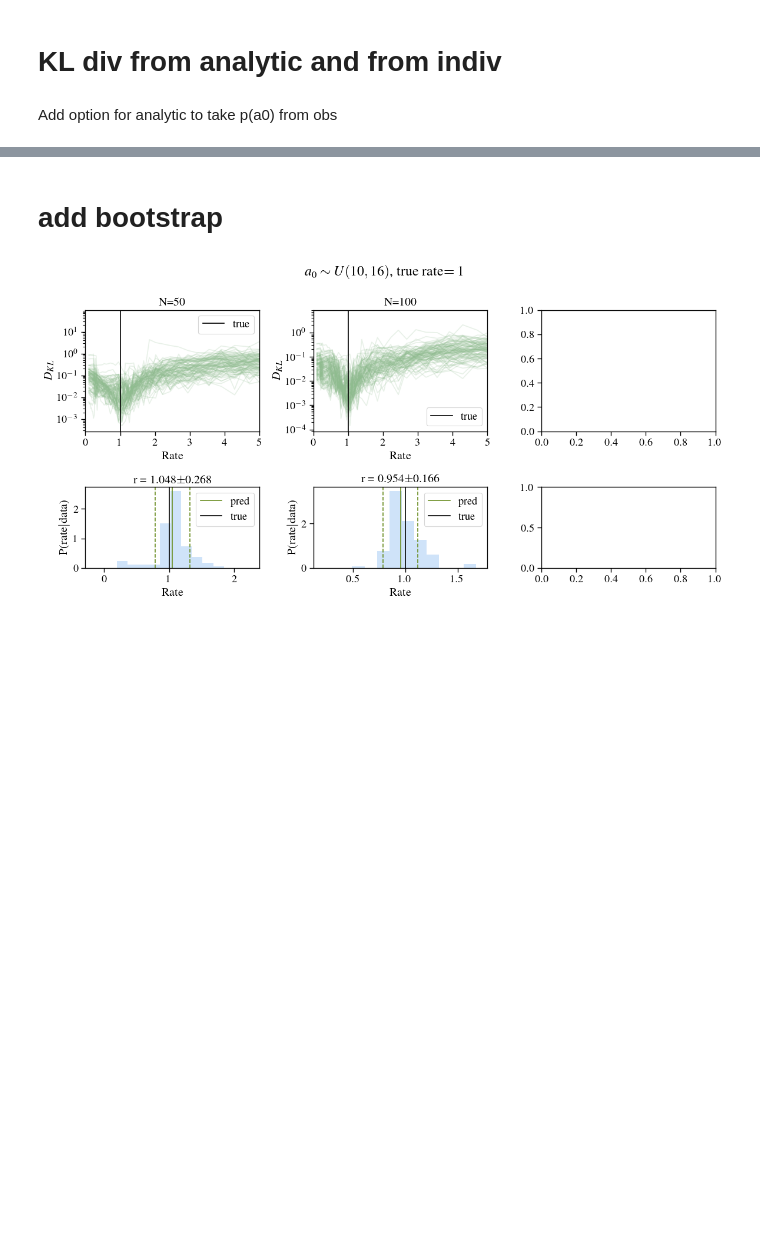
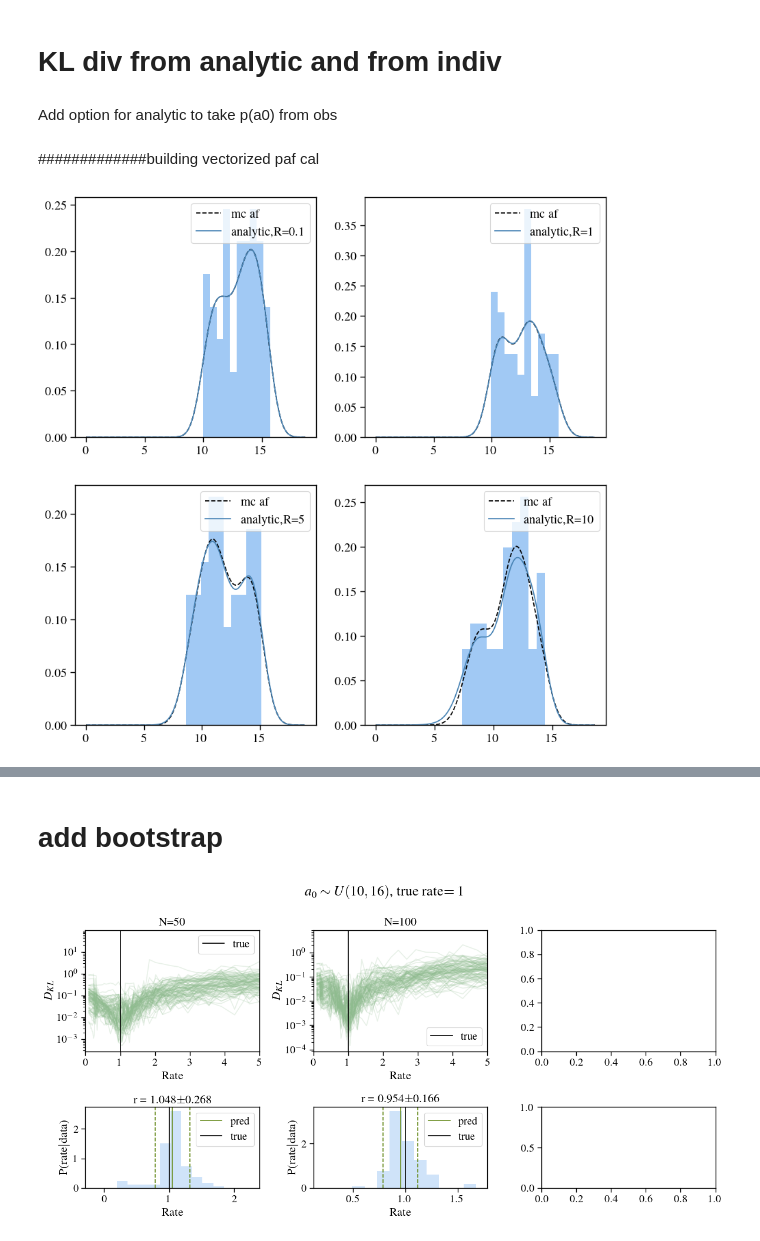
Before and after one commit to insepien/dftime, a Jupyter notebook: analytics.ipynb, the cells around one changed output, grey strips where cells are left out. Cells and saved outputs as stored; diff of their text form; code cells hidden in the pictures; blank space fills up the shorter version.

```diff
--- a/analytics.ipynb
+++ b/analytics.ipynb
@@ -452,3 +453,35 @@ fig.colorbar(cm.ScalarMappable(norm=norm, cmap=cmap),ax=ax,label='rates');
 # KL div from analytic and from indiv
 # %% [markdown]
 Add option for analytic to take p(a0) from obs
+# %% [markdown]
+#############building vectorized paf cal
+# %%
+mbh=1e8
+t=1
+Naf = 200
+Na0 = 10000
+np.random.seed(10)
+fig,axx = plt.subplots(2,2,figsize=(10,10))
+for R,ax in zip([0.1,1,5,10],axx.ravel()):
+    a0_obs,af_obs = monte_carlo_unif_a0(10,16,mbh,t,R,50)
+
+    af_grid = np.linspace(0, np.max(a0_obs) + 3, Naf)
+    a0_grid = np.linspace(np.min(af_grid), np.max(af_grid), Na0)
+    AF, A0 = np.meshgrid(af_grid, a0_grid, indexing='ij')
+
+
+    p_a0 = scp_kde(a=a0_obs, return_func=True)
+    p_a0_vals = p_a0(a0_grid)
+    p_a0_grid = np.broadcast_to(p_a0_vals.T, (Naf, Na0))
+
+    integrand_matrix = pa_sigma(AF, mbh, t, A0, R) * p_a0_grid
+    integrand_matrix = np.where(A0 >= AF, integrand_matrix, 0)
+
+    p_af = simpson(integrand_matrix, a0_grid, axis=1)
+
+    ax.plot(af_grid,scp_kde(af_obs,af_grid),c='k',linestyle="--",label='mc af')
+    ax.plot(af_grid,p_af, label=f'analytic,R={R}',c='steelblue')
+    ax.hist(af_obs,density=True)
+    ax.legend(loc='upper right');
+# %% [output]
+[figure, added]
```
Also changed, not shown: parts of 11 cells of this notebook.
